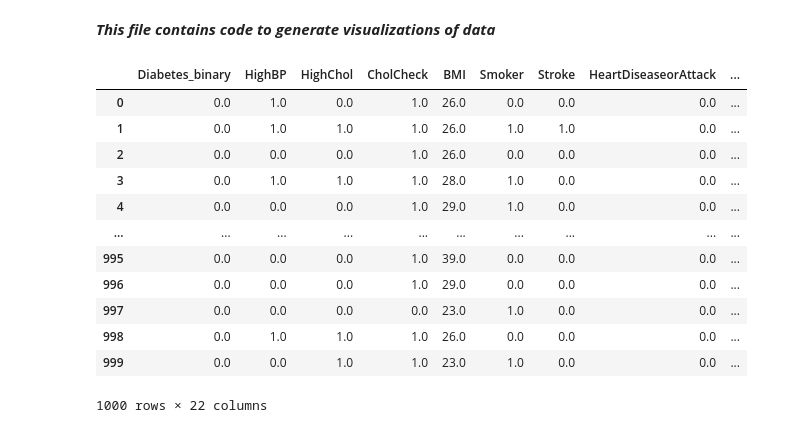
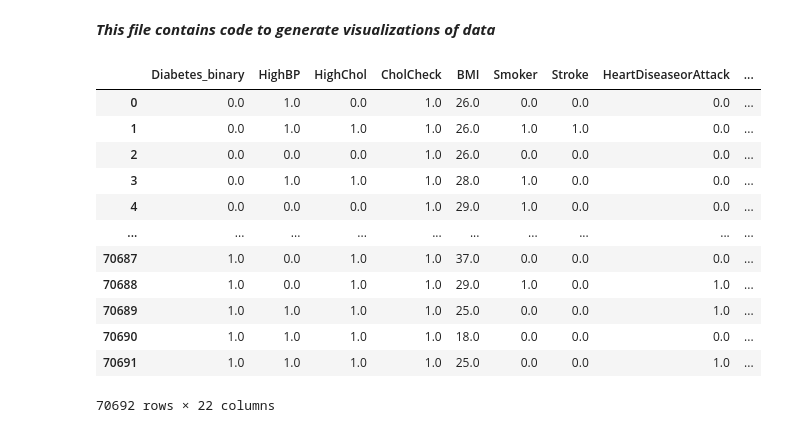
Before and after one commit to sean-dev224/machineLearningFinalProject, a Jupyter notebook: data_visualization.ipynb, the cells around one changed output. Drawn from its saved outputs; the diff is of its cells as text; code cells hidden in the pictures.

```diff
--- a/data_visualization.ipynb
+++ b/data_visualization.ipynb
@@ -4,22 +4,24 @@
 import numpy as np
 import pandas as pd
 import seaborn
-import jinja2
+import matplotlib.pyplot as plt
+
+DATA_PATH = "data/diabetes_binary_5050split_health_indicators_BRFSS2015.csv"
 # %%
-health_data = pd.read_csv("data/diabetes_binary_5050split_health_indicators_BRFSS2015.csv", nrows=1000)
+health_data = pd.read_csv(DATA_PATH)
 health_data
 # %% [output]
 |  | Diabetes_binary | HighBP | HighChol | CholCheck | BMI | Smoker | Stroke | HeartDiseaseorAttack | ... |
 | 0 | 0.0 | 1.0 | 0.0 | 1.0 | 26.0 | 0.0 | 0.0 | 0.0 | ... |
 | 1 | 0.0 | 1.0 | 1.0 | 1.0 | 26.0 | 1.0 | 1.0 | 0.0 | ... |
 | 2 | 0.0 | 0.0 | 0.0 | 1.0 | 26.0 | 0.0 | 0.0 | 0.0 | ... |
 | 3 | 0.0 | 1.0 | 1.0 | 1.0 | 28.0 | 1.0 | 0.0 | 0.0 | ... |
 | 4 | 0.0 | 0.0 | 0.0 | 1.0 | 29.0 | 1.0 | 0.0 | 0.0 | ... |
 | ... | ... | ... | ... | ... | ... | ... | ... | ... | ... |
-| 995 | 0.0 | 0.0 | 0.0 | 1.0 | 39.0 | 0.0 | 0.0 | 0.0 | ... |
-| 996 | 0.0 | 0.0 | 0.0 | 1.0 | 29.0 | 0.0 | 0.0 | 0.0 | ... |
-| 997 | 0.0 | 0.0 | 0.0 | 0.0 | 23.0 | 1.0 | 0.0 | 0.0 | ... |
-| 998 | 0.0 | 1.0 | 1.0 | 1.0 | 26.0 | 0.0 | 0.0 | 0.0 | ... |
-| 999 | 0.0 | 0.0 | 1.0 | 1.0 | 23.0 | 1.0 | 0.0 | 0.0 | ... |
+| 70687 | 1.0 | 0.0 | 1.0 | 1.0 | 37.0 | 0.0 | 0.0 | 0.0 | ... |
+| 70688 | 1.0 | 0.0 | 1.0 | 1.0 | 29.0 | 1.0 | 0.0 | 1.0 | ... |
+| 70689 | 1.0 | 1.0 | 1.0 | 1.0 | 25.0 | 0.0 | 0.0 | 1.0 | ... |
+| 70690 | 1.0 | 1.0 | 1.0 | 1.0 | 18.0 | 0.0 | 0.0 | 0.0 | ... |
+| 70691 | 1.0 | 1.0 | 1.0 | 1.0 | 25.0 | 0.0 | 0.0 | 1.0 | ... |
-1000 rows × 22 columns
+70692 rows × 22 columns
 # %%
```
Also changed, not shown: parts of 2 cells of this notebook, 3 other files.
